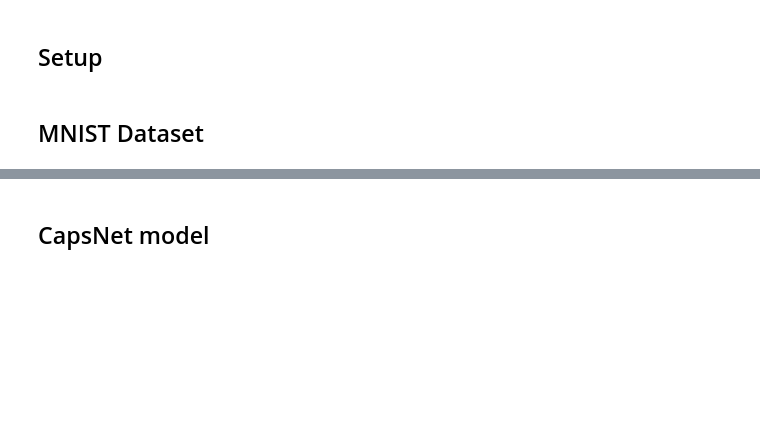
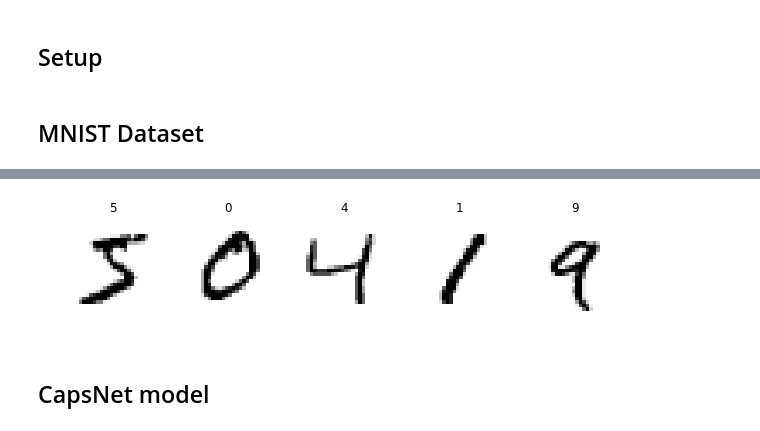
Before and after one commit to Moeinh77/Face-Detection-with-Capsule-Networks, a Jupyter notebook: MNIST.ipynb, the cells around one changed output, grey strips where cells are left out. Drawn from its saved outputs; the diff is of its cells as text; code cells hidden in the pictures; blank space fills up the shorter version.

```diff
--- a/MNIST.ipynb
+++ b/MNIST.ipynb
@@ -65,3 +43,7 @@ TypeError: Invalid dimensions for image data
+# %%
+utils.peek(val)
+# %% [output]
+[figure, added]
 # %% [markdown]
 ## CapsNet model
 # %%
```
Also changed, not shown: parts of 3 cells of this notebook, 1 other file.
